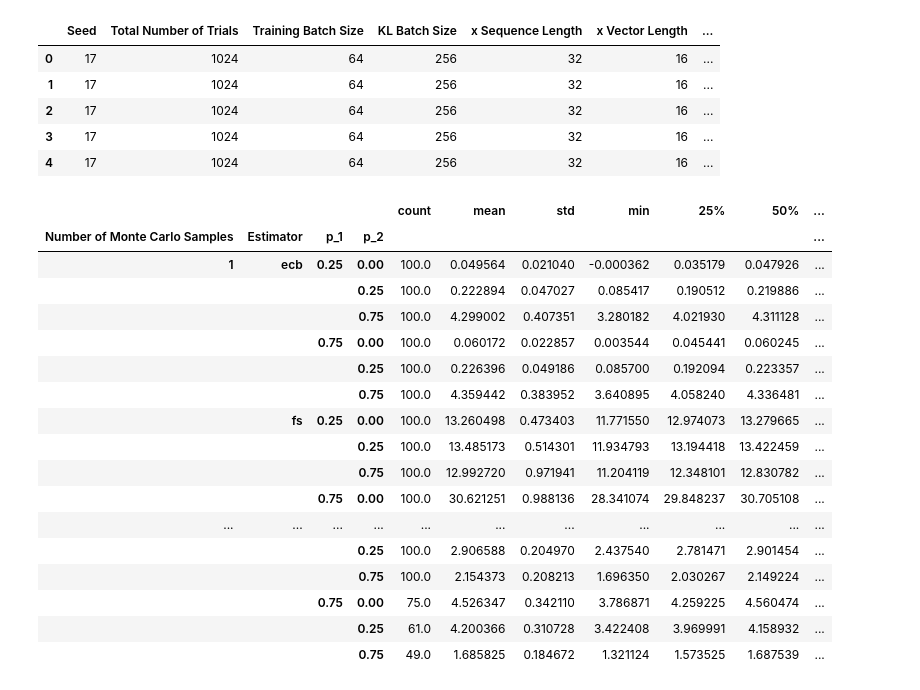
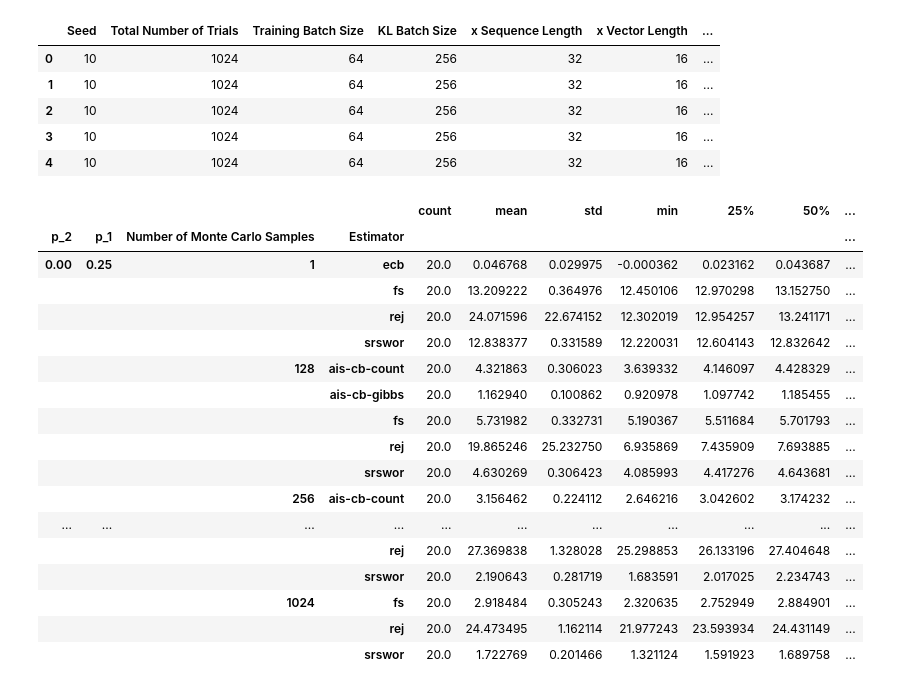
Before and after one commit to sdrobert/conditional-bernoulli, a Jupyter notebook: df_vis.ipynb, the cells around one changed output. Drawn from its saved outputs; the diff is of its cells as text; code cells hidden in the pictures.

```diff
--- a/df_vis.ipynb
+++ b/df_vis.ipynb
@@ -42,40 +50,41 @@ assert all(df['theta_3 Standard Deviation'] == 1)
 assert all(df['Learning Rate'] == 1e-1)
 assert all(df['LR Reduction Patience'] == 16)
 assert all(df['LR Reduction Threshold'] == 1)
-# assert all(df['LR Reduction min'] == 1e-3)
-assert all(df['LR Reduction Factor'] == 1e-1)
+assert all(df['LR Reduction min'] == 1e-2)
+# N.B. The reduction factor should've been 1e-1, but it's a harmless mistake b/c the LR min is 1e-2
+assert all(df['LR Reduction Factor'] == 1e-2)
 assert all(df['Optimizer'] == 'adam')
 assert all(df['AIS Burn-in'] == 32)
 
 df.head()
 # %% [output]
 |  | Seed | Total Number of Trials | Training Batch Size | KL Batch Size | x Sequence Length | x Vector Length | ... |
-| 0 | 17 | 1024 | 64 | 256 | 32 | 16 | ... |
-| 1 | 17 | 1024 | 64 | 256 | 32 | 16 | ... |
-| 2 | 17 | 1024 | 64 | 256 | 32 | 16 | ... |
-| 3 | 17 | 1024 | 64 | 256 | 32 | 16 | ... |
-| 4 | 17 | 1024 | 64 | 256 | 32 | 16 | ... |
+| 0 | 10 | 1024 | 64 | 256 | 32 | 16 | ... |
+| 1 | 10 | 1024 | 64 | 256 | 32 | 16 | ... |
+| 2 | 10 | 1024 | 64 | 256 | 32 | 16 | ... |
+| 3 | 10 | 1024 | 64 | 256 | 32 | 16 | ... |
+| 4 | 10 | 1024 | 64 | 256 | 32 | 16 | ... |
 # %%
 # KL Batch Estimate Stats
-df[df['Trial'] == 1024].groupby(['Number of Monte Carlo Samples', 'Estimator', 'p_1', 'p_2'])['KL Batch Estimate'].describe()
+df[df['Trial'] == 1024].groupby(['p_2', 'p_1', 'Number of Monte Carlo Samples', 'Estimator'])['KL Batch Estimate'].describe()
 # %% [output]
 |  |  |  |  | count | mean | std | min | 25% | 50% | ... |
-| Number of Monte Carlo Samples | Estimator | p_1 | p_2 |  |  |  |  |  |  | ... |
-| 1 | ecb | 0.25 | 0.00 | 100.0 | 0.049564 | 0.021040 | -0.000362 | 0.035179 | 0.047926 | ... |
-|  |  |  | 0.25 | 100.0 | 0.222894 | 0.047027 | 0.085417 | 0.190512 | 0.219886 | ... |
-|  |  |  | 0.75 | 100.0 | 4.299002 | 0.407351 | 3.280182 | 4.021930 | 4.311128 | ... |
-|  |  | 0.75 | 0.00 | 100.0 | 0.060172 | 0.022857 | 0.003544 | 0.045441 | 0.060245 | ... |
-|  |  |  | 0.25 | 100.0 | 0.226396 | 0.049186 | 0.085700 | 0.192094 | 0.223357 | ... |
-|  |  |  | 0.75 | 100.0 | 4.359442 | 0.383952 | 3.640895 | 4.058240 | 4.336481 | ... |
-|  | fs | 0.25 | 0.00 | 100.0 | 13.260498 | 0.473403 | 11.771550 | 12.974073 | 13.279665 | ... |
-|  |  |  | 0.25 | 100.0 | 13.485173 | 0.514301 | 11.934793 | 13.194418 | 13.422459 | ... |
-|  |  |  | 0.75 | 100.0 | 12.992720 | 0.971941 | 11.204119 | 12.348101 | 12.830782 | ... |
-|  |  | 0.75 | 0.00 | 100.0 | 30.621251 | 0.988136 | 28.341074 | 29.848237 | 30.705108 | ... |
+| p_2 | p_1 | Number of Monte Carlo Samples | Estimator |  |  |  |  |  |  | ... |
+| 0.00 | 0.25 | 1 | ecb | 20.0 | 0.046768 | 0.029975 | -0.000362 | 0.023162 | 0.043687 | ... |
+|  |  |  | fs | 20.0 | 13.209222 | 0.364976 | 12.450106 | 12.970298 | 13.152750 | ... |
+|  |  |  | rej | 20.0 | 24.071596 | 22.674152 | 12.302019 | 12.954257 | 13.241171 | ... |
+|  |  |  | srswor | 20.0 | 12.838377 | 0.331589 | 12.220031 | 12.604143 | 12.832642 | ... |
+|  |  | 128 | ais-cb-count | 20.0 | 4.321863 | 0.306023 | 3.639332 | 4.146097 | 4.428329 | ... |
+|  |  |  | ais-cb-gibbs | 20.0 | 1.162940 | 0.100862 | 0.920978 | 1.097742 | 1.185455 | ... |
+|  |  |  | fs | 20.0 | 5.731982 | 0.332731 | 5.190367 | 5.511684 | 5.701793 | ... |
+|  |  |  | rej | 20.0 | 19.865246 | 25.232750 | 6.935869 | 7.435909 | 7.693885 | ... |
+|  |  |  | srswor | 20.0 | 4.630269 | 0.306423 | 4.085993 | 4.417276 | 4.643681 | ... |
+|  |  | 256 | ais-cb-count | 20.0 | 3.156462 | 0.224112 | 2.646216 | 3.042602 | 3.174232 | ... |
 | ... | ... | ... | ... | ... | ... | ... | ... | ... | ... | ... |
-|  |  |  | 0.25 | 100.0 | 2.906588 | 0.204970 | 2.437540 | 2.781471 | 2.901454 | ... |
-|  |  |  | 0.75 | 100.0 | 2.154373 | 0.208213 | 1.696350 | 2.030267 | 2.149224 | ... |
-|  |  | 0.75 | 0.00 | 75.0 | 4.526347 | 0.342110 | 3.786871 | 4.259225 | 4.560474 | ... |
-|  |  |  | 0.25 | 61.0 | 4.200366 | 0.310728 | 3.422408 | 3.969991 | 4.158932 | ... |
-|  |  |  | 0.75 | 49.0 | 1.685825 | 0.184672 | 1.321124 | 1.573525 | 1.687539 | ... |
+|  |  |  | rej | 20.0 | 27.369838 | 1.328028 | 25.298853 | 26.133196 | 27.404648 | ... |
+|  |  |  | srswor | 20.0 | 2.190643 | 0.281719 | 1.683591 | 2.017025 | 2.234743 | ... |
+|  |  | 1024 | fs | 20.0 | 2.918484 | 0.305243 | 2.320635 | 2.752949 | 2.884901 | ... |
+|  |  |  | rej | 20.0 | 24.473495 | 1.162114 | 21.977243 | 23.593934 | 24.431149 | ... |
+|  |  |  | srswor | 20.0 | 1.722769 | 0.201466 | 1.321124 | 1.591923 | 1.689758 | ... |
 # %%
 # SSE theta_1 stats
```
Also changed, not shown: parts of 10 cells of this notebook, 5 other files.
